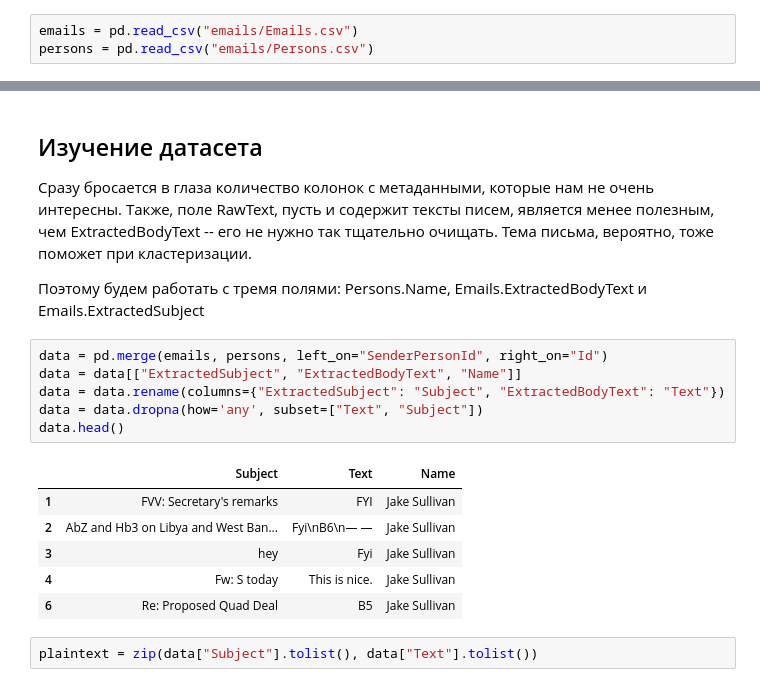
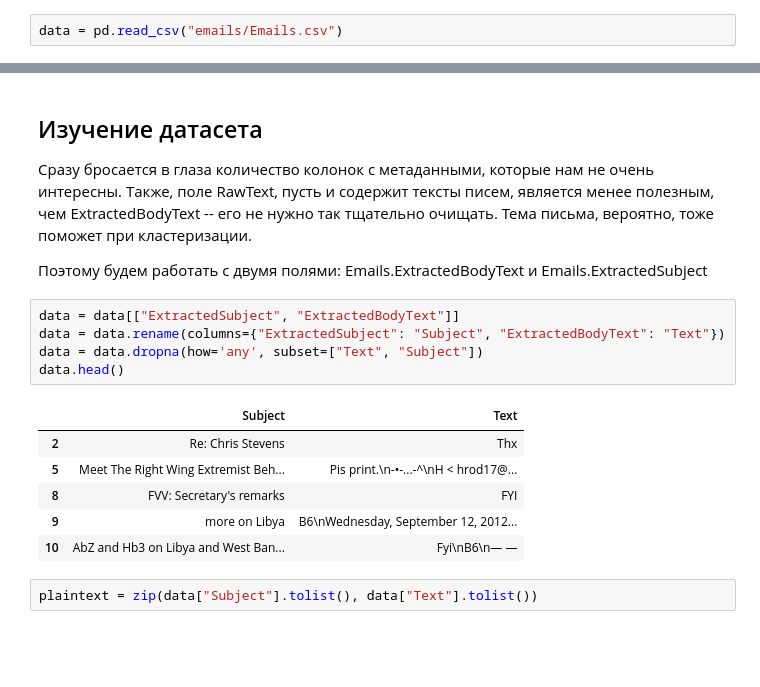
Before and after one commit to anatastasia/TextAnalysis2k17, a Jupyter notebook: Task2/Task2.ipynb, the cells around one changed output, grey strips where cells are left out. Drawn from its saved outputs; the diff is of its cells as text; blank space fills up the shorter version.

```diff
--- a/Task2/Task2.ipynb
+++ b/Task2/Task2.ipynb
@@ -14,4 +21,3 @@ from sklearn.cluster.hierarchical import AgglomerativeClustering
 # %%
-emails = pd.read_csv("emails/Emails.csv")
-persons = pd.read_csv("emails/Persons.csv")
+data = pd.read_csv("emails/Emails.csv")
 # %%
@@ -37,20 +34,19 @@ persons.head()
 ## Изучение датасета
 Сразу бросается в глаза количество колонок с метаданными, которые нам не очень интересны. Также, поле RawText, пусть и содержит тексты писем, является менее полезным, чем ExtractedBodyText -- его не нужно так тщательно очищать. Тема письма, вероятно, тоже поможет при кластеризации.
 
-Поэтому будем работать с тремя полями: Persons.Name, Emails.ExtractedBodyText и Emails.ExtractedSubject
+Поэтому будем работать с двумя полями: Emails.ExtractedBodyText и Emails.ExtractedSubject
 # %%
-data = pd.merge(emails, persons, left_on="SenderPersonId", right_on="Id")
-data = data[["ExtractedSubject", "ExtractedBodyText", "Name"]]
+data = data[["ExtractedSubject", "ExtractedBodyText"]]
 data = data.rename(columns={"ExtractedSubject": "Subject", "ExtractedBodyText": "Text"})
 data = data.dropna(how='any', subset=["Text", "Subject"])
 data.head()
 # %% [output]
-|  | Subject | Text | Name |
-| 1 | FVV: Secretary's remarks | FYI | Jake Sullivan |
-| 2 | AbZ and Hb3 on Libya and West Ban... | Fyi\nB6\n— — | Jake Sullivan |
-| 3 | hey | Fyi | Jake Sullivan |
-| 4 | Fw: S today | This is nice. | Jake Sullivan |
-| 6 | Re: Proposed Quad Deal | B5 | Jake Sullivan |
+|  | Subject | Text |
+| 2 | Re: Chris Stevens | Thx |
+| 5 | Meet The Right Wing Extremist Beh... | Pis print.\n-•-...-^\nH < hrod17@... |
+| 8 | FVV: Secretary's remarks | FYI |
+| 9 | more on Libya | B6\nWednesday, September 12, 2012... |
+| 10 | AbZ and Hb3 on Libya and West Ban... | Fyi\nB6\n— — |
 # %%
 plaintext = zip(data["Subject"].tolist(), data["Text"].tolist())
 # %%
```
Also changed, not shown: parts of 16 cells of this notebook.
